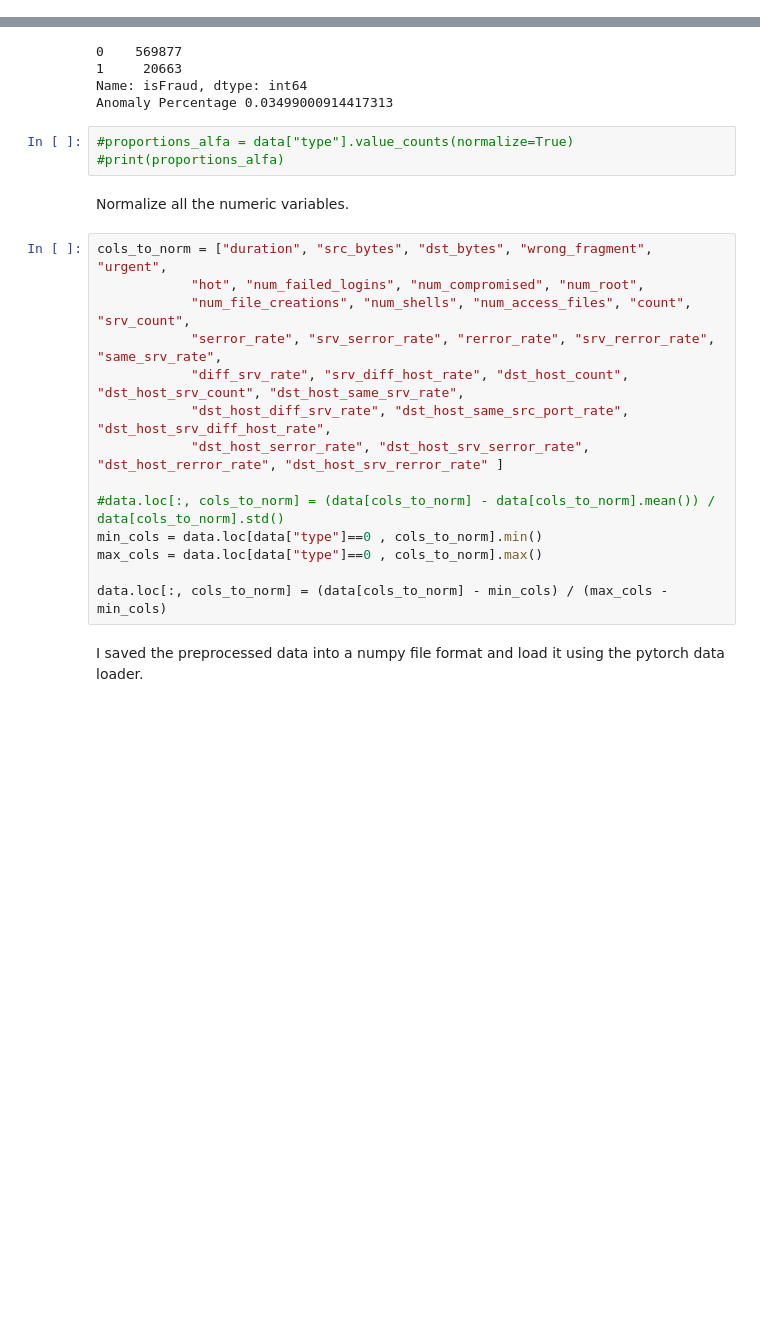
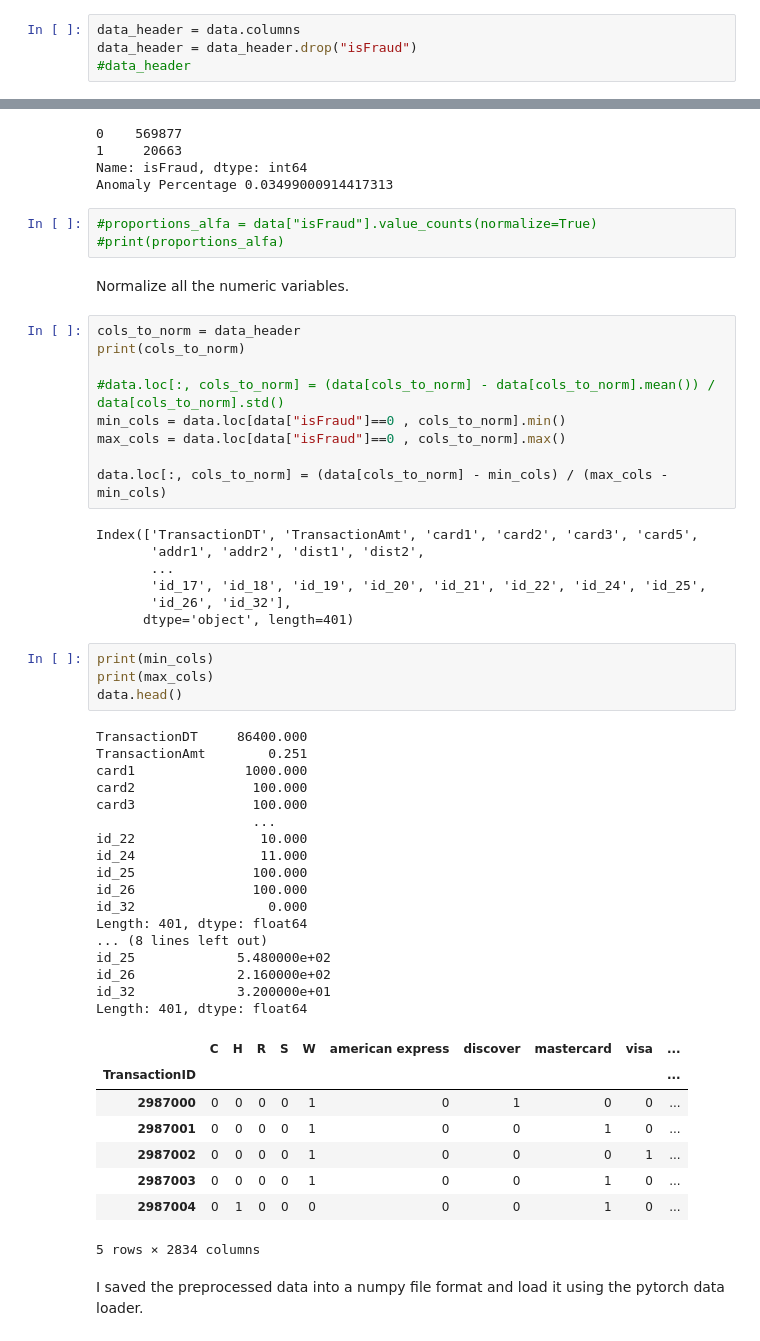
Before and after one commit to nanana710/dagmm, a Jupyter notebook: IEEE_FRAUD_DATA.ipynb, the cells around one changed output, grey strips where cells are left out. Saved outputs shown, nothing was run; the diff lists cells and outputs as text; blank space fills up the shorter version.

```diff
--- a/IEEE_FRAUD_DATA.ipynb
+++ b/IEEE_FRAUD_DATA.ipynb
@@ -131,3 +131,7 @@ data = data.drop("id_37",axis=1)
 data = data.drop("id_38",axis=1)
 data = data.drop("DeviceType",axis=1)
 data = data.drop("DeviceInfo",axis=1)
+# %%
+data_header = data.columns
+data_header = data_header.drop("isFraud")
+#data_header
@@ -179,24 +176,56 @@ print("Anomaly Percentage",proportions[1] / proportions.sum())
 Name: isFraud, dtype: int64
 Anomaly Percentage 0.03499000914417313
 # %%
-#proportions_alfa = data["type"].value_counts(normalize=True)
+#proportions_alfa = data["isFraud"].value_counts(normalize=True)
 #print(proportions_alfa)
 # %% [markdown]
 Normalize all the numeric variables.
 # %%
-cols_to_norm = ["duration", "src_bytes", "dst_bytes", "wrong_fragment", "urgent",
-            "hot", "num_failed_logins", "num_compromised", "num_root",
-            "num_file_creations", "num_shells", "num_access_files", "count", "srv_count",
-            "serror_rate", "srv_serror_rate", "rerror_rate", "srv_rerror_rate", "same_srv_rate",
-            "diff_srv_rate", "srv_diff_host_rate", "dst_host_count", "dst_host_srv_count", "dst_host_same_srv_rate",
-            "dst_host_diff_srv_rate", "dst_host_same_src_port_rate", "dst_host_srv_diff_host_rate",
-            "dst_host_serror_rate", "dst_host_srv_serror_rate", "dst_host_rerror_rate", "dst_host_srv_rerror_rate" ]
+cols_to_norm = data_header
+print(cols_to_norm)
 
 #data.loc[:, cols_to_norm] = (data[cols_to_norm] - data[cols_to_norm].mean()) / data[cols_to_norm].std()
-min_cols = data.loc[data["type"]==0 , cols_to_norm].min()
-max_cols = data.loc[data["type"]==0 , cols_to_norm].max()
+min_cols = data.loc[data["isFraud"]==0 , cols_to_norm].min()
+max_cols = data.loc[data["isFraud"]==0 , cols_to_norm].max()
 
 data.loc[:, cols_to_norm] = (data[cols_to_norm] - min_cols) / (max_cols - min_cols)
+# %% [output]
+Index(['TransactionDT', 'TransactionAmt', 'card1', 'card2', 'card3', 'card5',
+       'addr1', 'addr2', 'dist1', 'dist2',
+       ...
+       'id_17', 'id_18', 'id_19', 'id_20', 'id_21', 'id_22', 'id_24', 'id_25',
+       'id_26', 'id_32'],
+      dtype='object', length=401)
+# %%
+print(min_cols)
+print(max_cols)
+data.head()
+# %% [output]
+TransactionDT     86400.000
+TransactionAmt        0.251
+card1              1000.000
+card2               100.000
+card3               100.000
+                    ...
+id_22                10.000
+id_24                11.000
+id_25               100.000
+id_26               100.000
+id_32                 0.000
+Length: 401, dtype: float64
+... (8 lines left out)
+id_25             5.480000e+02
+id_26             2.160000e+02
+id_32             3.200000e+01
+Length: 401, dtype: float64
+|  | C | H | R | S | W | american express | discover | mastercard | visa | ... |
+| TransactionID |  |  |  |  |  |  |  |  |  | ... |
+| 2987000 | 0 | 0 | 0 | 0 | 1 | 0 | 1 | 0 | 0 | ... |
+| 2987001 | 0 | 0 | 0 | 0 | 1 | 0 | 0 | 1 | 0 | ... |
+| 2987002 | 0 | 0 | 0 | 0 | 1 | 0 | 0 | 0 | 1 | ... |
+| 2987003 | 0 | 0 | 0 | 0 | 1 | 0 | 0 | 1 | 0 | ... |
+| 2987004 | 0 | 1 | 0 | 0 | 0 | 0 | 0 | 1 | 0 | ... |
+5 rows × 2834 columns
 # %% [markdown]
 I saved the preprocessed data into a numpy file format and load it using the pytorch data loader.
 # %%
```
Also changed, not shown: parts of 5 cells of this notebook, 2 other files.
